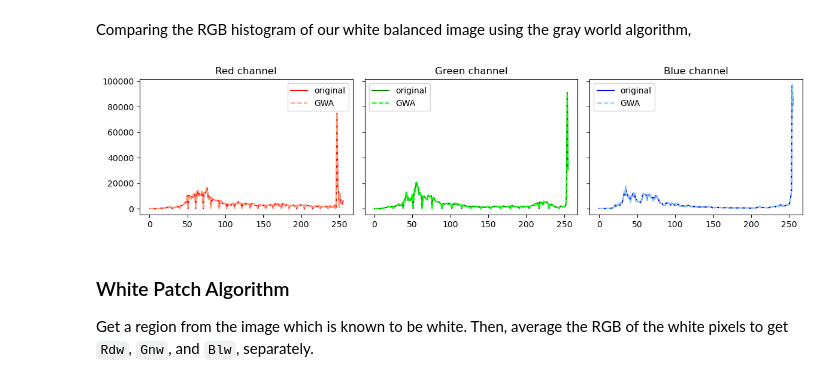
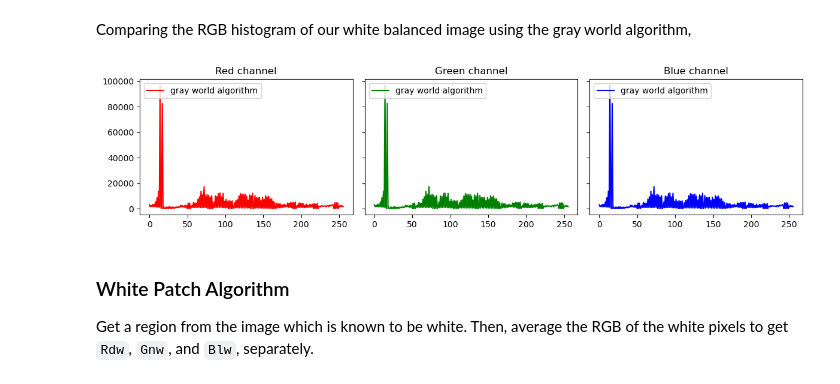
Before and after one commit to npcrmns/App-Physics-157, a Jupyter notebook: [1] Digital Image Formation and Enhancement/Digital Image Formation and Enhancement.ipynb, the cells around one changed output. Cells and saved outputs as stored; diff of their text form; code cells hidden in the pictures.

Commit message:
Updated RGB histograms - WGA and CS

```diff
--- a/[1] Digital Image Formation and Enhancement/Digital Image Formation and Enhancement.ipynb
+++ b/[1] Digital Image Formation and Enhancement/Digital Image Formation and Enhancement.ipynb
@@ -615,11 +618,11 @@ We also examine the RGB histogram of the original image as shown.
 plot_colors = ["red", "green", "blue"]
 
 fig, ax = plt.subplots(1, 3, figsize = (12, 3), sharey = True)
-for i, j in zip(channels, range(len(channels))):
-    RGB_hist, RGB_edge = np.histogram(i, 256)
-    ax[j].plot(RGB_hist, color = plot_colors[j])
-    ax[j].set_title(titles[j])
-    ax[j].set_xlabel(r"Color value")
+for i, j in enumerate(channels):
+    RGB_hist, RGB_edge = np.histogram(j, 256)
+    ax[i].plot(RGB_hist, color = plot_colors[i])
+    ax[i].set_title(titles[i])
+    ax[i].set_xlabel(r"Color value")
     ax[0].set_ylabel(r"Pixel count")
 
 fig.tight_layout()
@@ -630,6 +633,8 @@ We perform contrast stretching on each of these channels and overlay them into o
 # %%
 Rd_restored, Gn_restored, Bl_restored = contrast_stretch(Rd), contrast_stretch(Gn), contrast_stretch(Bl)
 RGB_restored = np.dstack((Rd_restored, Gn_restored, Bl_restored))
+RGB_restored *= 255
+RGB_restored = RGB_restored.astype(np.uint8)
 plt.imsave("rgb stretched.png", RGB_restored)
 
 fig, ax = plt.subplots(1, 2, figsize = (11, 6))
@@ -643,18 +648,14 @@ Text(0.5, 1.0, 'Contrast stretched image')
 # %% [markdown]
 Comparing the RGB histogram of our contrast stretched image,
 # %%
-cs_channels = [Rd_restored, Gn_restored, Bl_restored]
-comparison_colors = ["lightsalmon", "lime", "skyblue"]
-
 fig, ax = plt.subplots(1, 3, figsize = (12, 3), sharey = True)
-for i, j, k in zip(channels, cs_channels, range(len(cs_channels))):
-    RGB_hist, RGB_edge = np.histogram(i, 256)
-    csRGB_hist, csRGB_edge = np.histogram(j, 256)
-    ax[k].plot(RGB_hist, color = plot_colors[k], label = "original")
-    ax[k].plot(csRGB_hist, color = comparison_colors[k], linestyle = "--", label = "contrast stretched")
-    ax[k].set_title(titles[k])
-    ax[k].legend()
-    ax[k].set_xlabel(r"Color value")
+for i, j in enumerate(channels):
+    RGB_hist, RGB_edge = np.histogram(j, 256)
+    csRGB_hist, csRGB_edge = np.histogram(RGB_restored[:,:,i], 256)
+    ax[i].plot(csRGB_hist, color = plot_colors[i], label = "contrast stretched")
+    ax[i].set_title(titles[i])
+    ax[i].legend(loc = "upper left")
+    ax[i].set_xlabel(r"Color value")
     ax[0].set_ylabel(r"Pixel count")
 
 fig.tight_layout()
@@ -680,20 +681,21 @@ Text(0.5, 1.0, 'White balanced image')
 # %% [markdown]
 Comparing the RGB histogram of our white balanced image using the gray world algorithm,
 # %%
+RGB_GWArestored *= 255
+RGB_GWArestored = RGB_GWArestored.astype(np.uint8)
 gwa_channels = [RdWB, GnWB, BlWB]
 
 fig, ax = plt.subplots(1, 3, figsize = (12, 3), sharey = True)
-for i, j, k in zip(channels, gwa_channels, range(len(gwa_channels))):
-    RGB_hist, RGB_edge = np.histogram(i, 256)
-    gwaRGB_hist, gwaRGB_edge = np.histogram(j, 256)
-    ax[k].plot(RGB_hist, color = plot_colors[k], label = "original")
-    ax[k].plot(gwaRGB_hist, color = comparison_colors[k], linestyle = "--", label = "GWA")
-    ax[k].set_title(titles[k])
-    ax[k].legend()
+for i, j in enumerate(channels):
+    RGB_hist, RGB_edge = np.histogram(j, 256)
+    gwaRGB_hist, gwaRGB_edge = np.histogram(RGB_GWArestored[:,:,k], 256)
+    ax[i].plot(gwaRGB_hist, color = plot_colors[i], label = "gray world algorithm")
+    ax[i].set_title(titles[i])
+    ax[i].legend(loc = "upper left")
 
 fig.tight_layout()
 # %% [output]
-[figure, old version]
+[figure, new version]
 # %% [markdown]
 ### White Patch Algorithm
 
```
Also changed, not shown: parts of 4 cells of this notebook.
